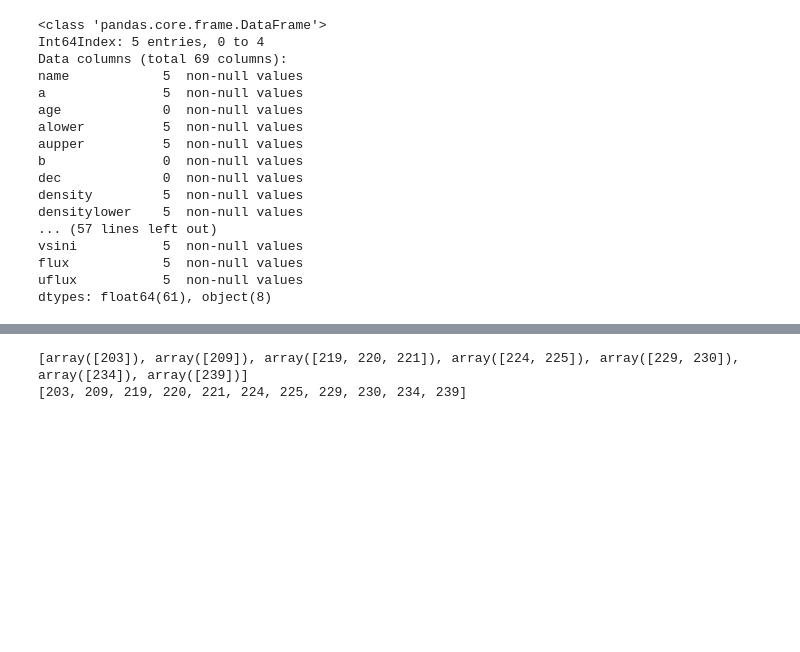
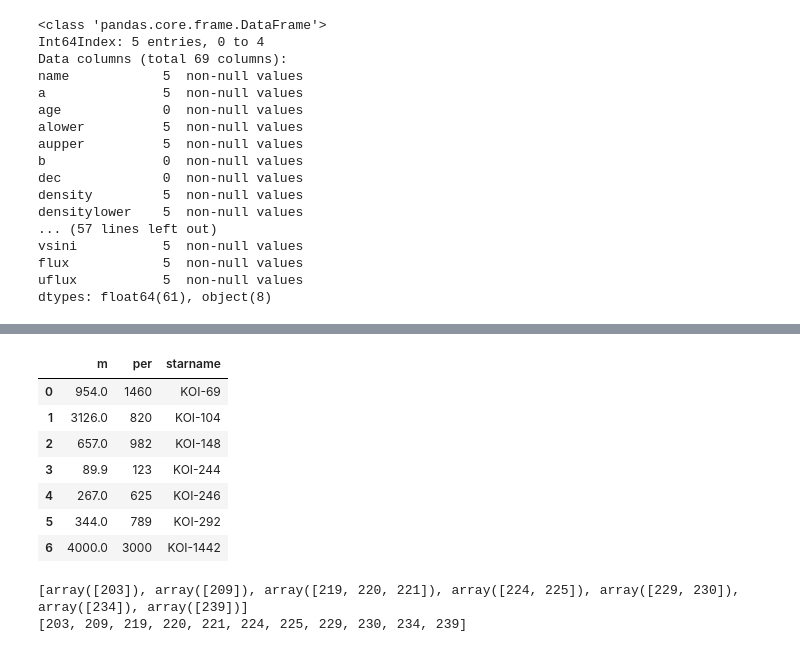
Before and after one commit to sealauren/IDL-programs, a Jupyter notebook: doppler_rvs/75732/multiplanet_stats.ipynb, the cells around one changed output, grey strips where cells are left out. Drawn from its saved outputs; the diff is of its cells as text; code cells hidden in the pictures; blank space fills up the shorter version.

```diff
--- a/doppler_rvs/75732/multiplanet_stats.ipynb
+++ b/doppler_rvs/75732/multiplanet_stats.ipynb
@@ -54,5 +74,15 @@ df['multiplicity']= pd.Series([starname.count(star) for star in starname])
 # %%
 outer_planets = pd.DataFrame({'starname':['KOI-69','KOI-104','KOI-148','KOI-244','KOI-246','KOI-292','KOI-1442'],
                              'per':[1460,820,982,123,625,789,3000],
                              'm':[954,3126,657,89.90,267,344,4000]})
+outer_planets
+# %% [output]
+|  | m | per | starname |
+| 0 | 954.0 | 1460 | KOI-69 |
+| 1 | 3126.0 | 820 | KOI-104 |
+| 2 | 657.0 | 982 | KOI-148 |
+| 3 | 89.9 | 123 | KOI-244 |
+| 4 | 267.0 | 625 | KOI-246 |
+| 5 | 344.0 | 789 | KOI-292 |
+| 6 | 4000.0 | 3000 | KOI-1442 |
 # %%
```
Also changed, not shown: parts of 10 cells of this notebook, 1 other file.
